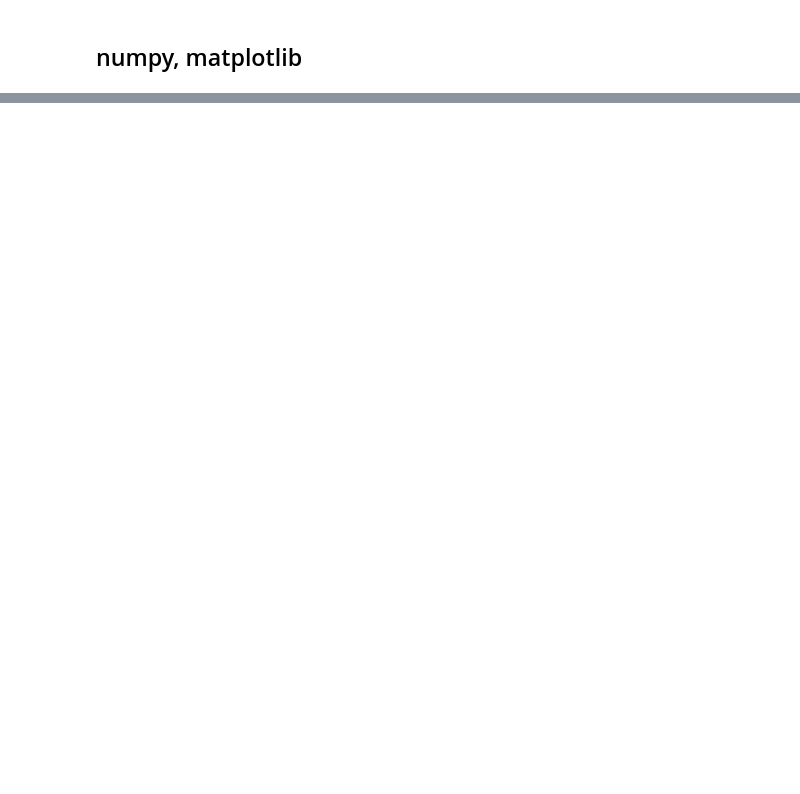
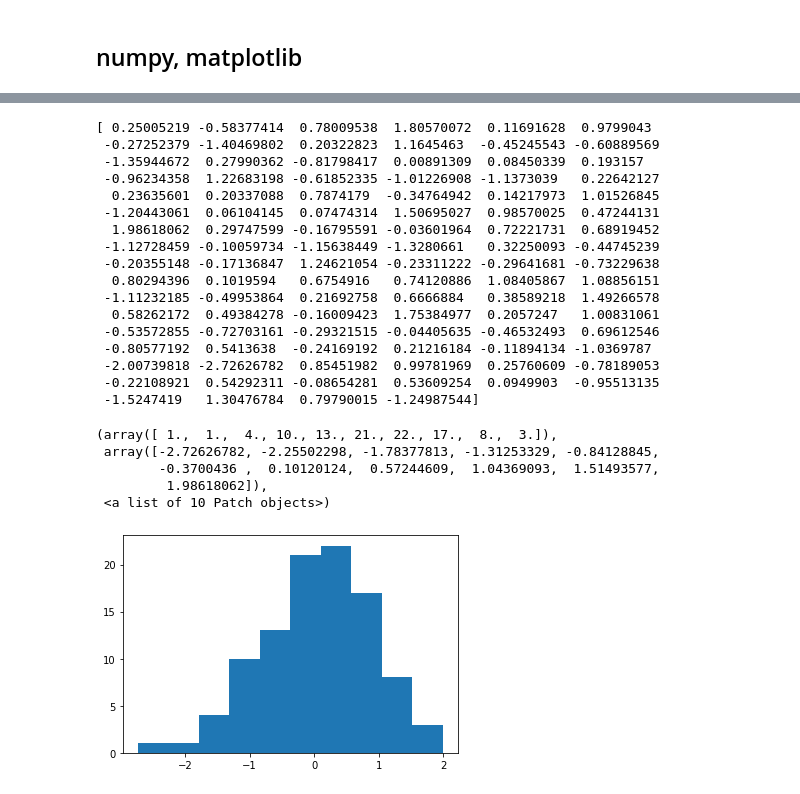
Before and after one commit to syjoo7777/class2022Spring, a Jupyter notebook: 20220316.ipynb, the cells around one changed output, grey strips where cells are left out. Cells and saved outputs as stored; diff of their text form; code cells hidden in the pictures; blank space fills up the shorter version.

```diff
--- a/20220316.ipynb
+++ b/20220316.ipynb
@@ -203,0 +388,28 @@ def divide(a,b):
+# %%
+x = np.random.normal(0, 1, 100)
+print(x)
+plt.hist(x, bins=10) # bins는 막대의 개수를 조정하는 인자
+# %% [output]
+[ 0.25005219 -0.58377414  0.78009538  1.80570072  0.11691628  0.9799043
+ -0.27252379 -1.40469802  0.20322823  1.1645463  -0.45245543 -0.60889569
+ -1.35944672  0.27990362 -0.81798417  0.00891309  0.08450339  0.193157
+ -0.96234358  1.22683198 -0.61852335 -1.01226908 -1.1373039   0.22642127
+  0.23635601  0.20337088  0.7874179  -0.34764942  0.14217973  1.01526845
+ -1.20443061  0.06104145  0.07474314  1.50695027  0.98570025  0.47244131
+  1.98618062  0.29747599 -0.16795591 -0.03601964  0.72221731  0.68919452
+ -1.12728459 -0.10059734 -1.15638449 -1.3280661   0.32250093 -0.44745239
+ -0.20355148 -0.17136847  1.24621054 -0.23311222 -0.29641681 -0.73229638
+  0.80294396  0.1019594   0.6754916   0.74120886  1.08405867  1.08856151
+ -1.11232185 -0.49953864  0.21692758  0.6666884   0.38589218  1.49266578
+  0.58262172  0.49384278 -0.16009423  1.75384977  0.2057247   1.00831061
+ -0.53572855 -0.72703161 -0.29321515 -0.04405635 -0.46532493  0.69612546
+ -0.80577192  0.5413638  -0.24169192  0.21216184 -0.11894134 -1.0369787
+ -2.00739818 -2.72626782  0.85451982  0.99781969  0.25760609 -0.78189053
+ -0.22108921  0.54292311 -0.08654281  0.53609254  0.0949903  -0.95513135
+ -1.5247419   1.30476784  0.79790015 -1.24987544]
+(array([ 1.,  1.,  4., 10., 13., 21., 22., 17.,  8.,  3.]),
+ array([-2.72626782, -2.25502298, -1.78377813, -1.31253329, -0.84128845,
+        -0.3700436 ,  0.10120124,  0.57244609,  1.04369093,  1.51493577,
+         1.98618062]),
+ <a list of 10 Patch objects>)
+[figure, added]
```
Also changed, not shown: parts of 22 cells of this notebook.
